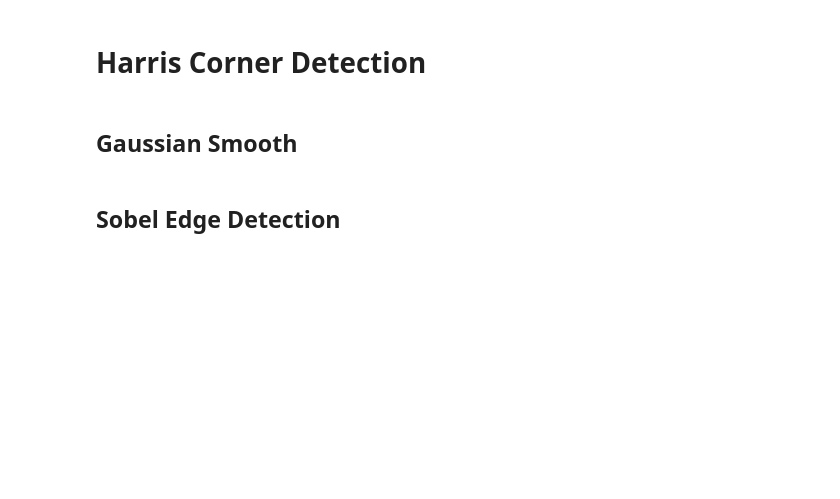
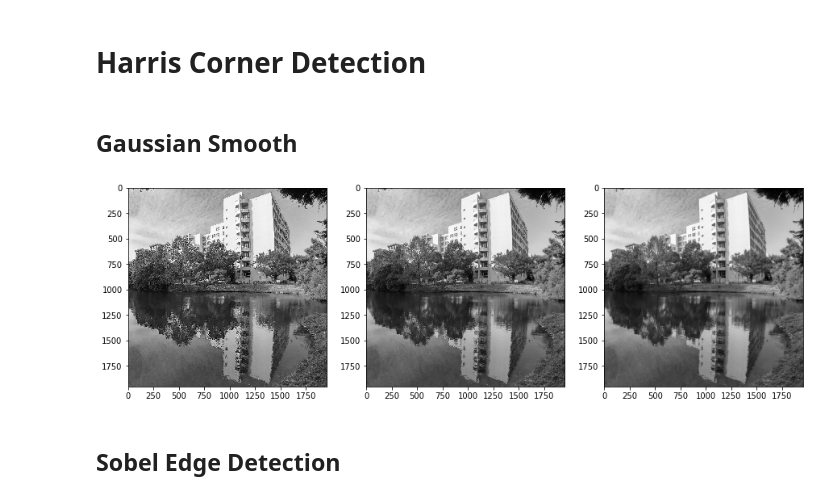
Before and after one commit to kimbochen/cv_course, a Jupyter notebook: Homework1/hw1_1/hw1-1.ipynb, the cells around one changed output. Cells and saved outputs as stored; diff of their text form; code cells hidden in the pictures; blank space fills up the shorter version.

```diff
--- a/Homework1/hw1_1/hw1-1.ipynb
+++ b/Homework1/hw1_1/hw1-1.ipynb
@@ -43,3 +20,47 @@ def gaussian_smooth(image, k, sigma):
+# %%
+def gaussian_kernel(size, sigma):
+    '''Returns a Gaussian kernel with specific size and sigma.'''
+
+    # Generate grids of size 'size'
+    shift = size // 2
+    grid = np.arange(size) - shift
+    x, y = np.meshgrid(grid, grid)
+
+    # Coefficient 1 / (2 * np.pi ** 2) is omitted
+    g = np.exp(-(x ** 2 + y ** 2) / (2 * sigma ** 2))
+
+    # Normalization
+    g = g / g.sum()
+
+    return g
+# %%
+def gaussian_smooth(img, size, sigma):
+    '''Performs Gaussian smooth on given image.'''
+
+    # Get Gaussian kernel
+    kernel = gaussian_kernel(size, sigma)
+
+    # Perform 2D convolution
+    output = ndi.convolve(img, kernel)
+
+    return output
+# %%
+fig, ax = plt.subplots(1, 3, figsize=(15, 15))
+
+# Original
+ax[0].imshow(img, cmap='gray')
+
+# Gaussian smooth, kernel size = 5
+gs_5 = gaussian_smooth(img, 5, 5)
+ax[1].imshow(gs_5, cmap='gray')
+
+# Gaussian smooth, kernel size = 10
+gs_10 = gaussian_smooth(img, 10, 5)
+ax[2].imshow(gs_10, cmap='gray')
+
+plt.show()
+# %% [output]
+[figure, added]
 # %% [markdown]
 ## Sobel Edge Detection
 # %%
```
Also changed, not shown: parts of 14 cells of this notebook.
